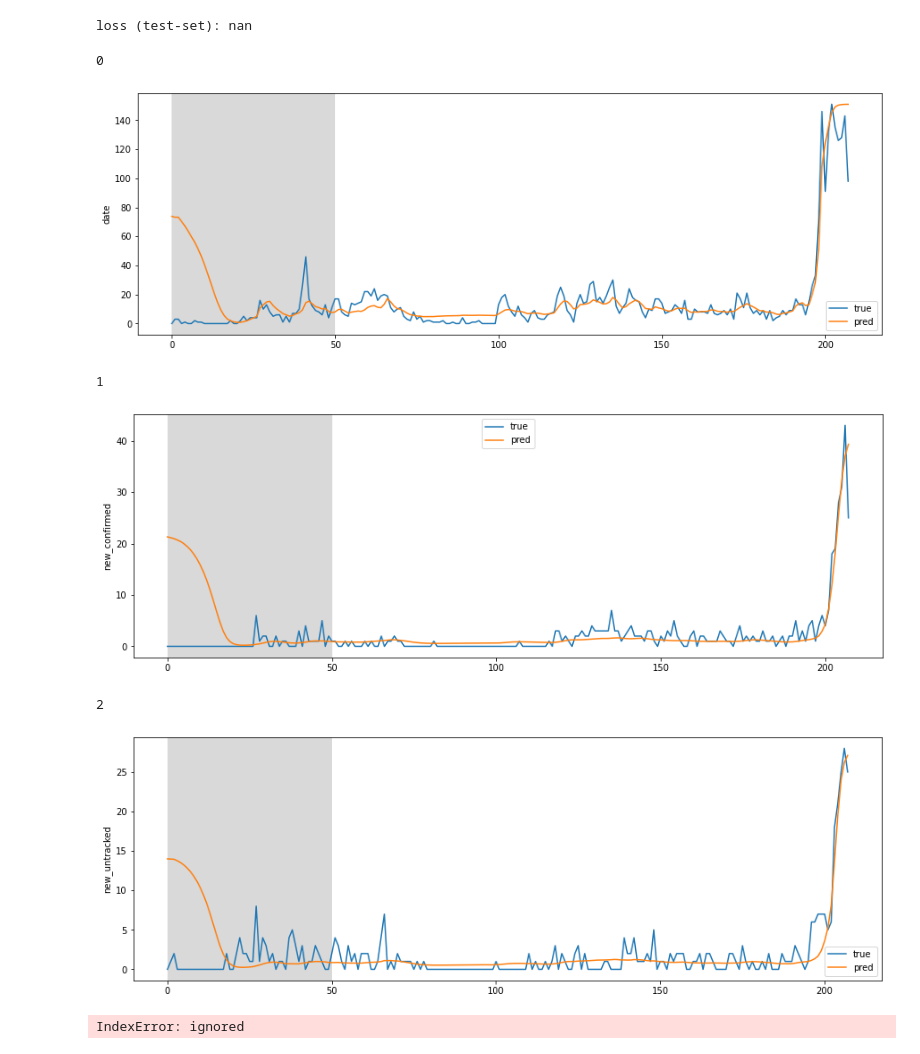
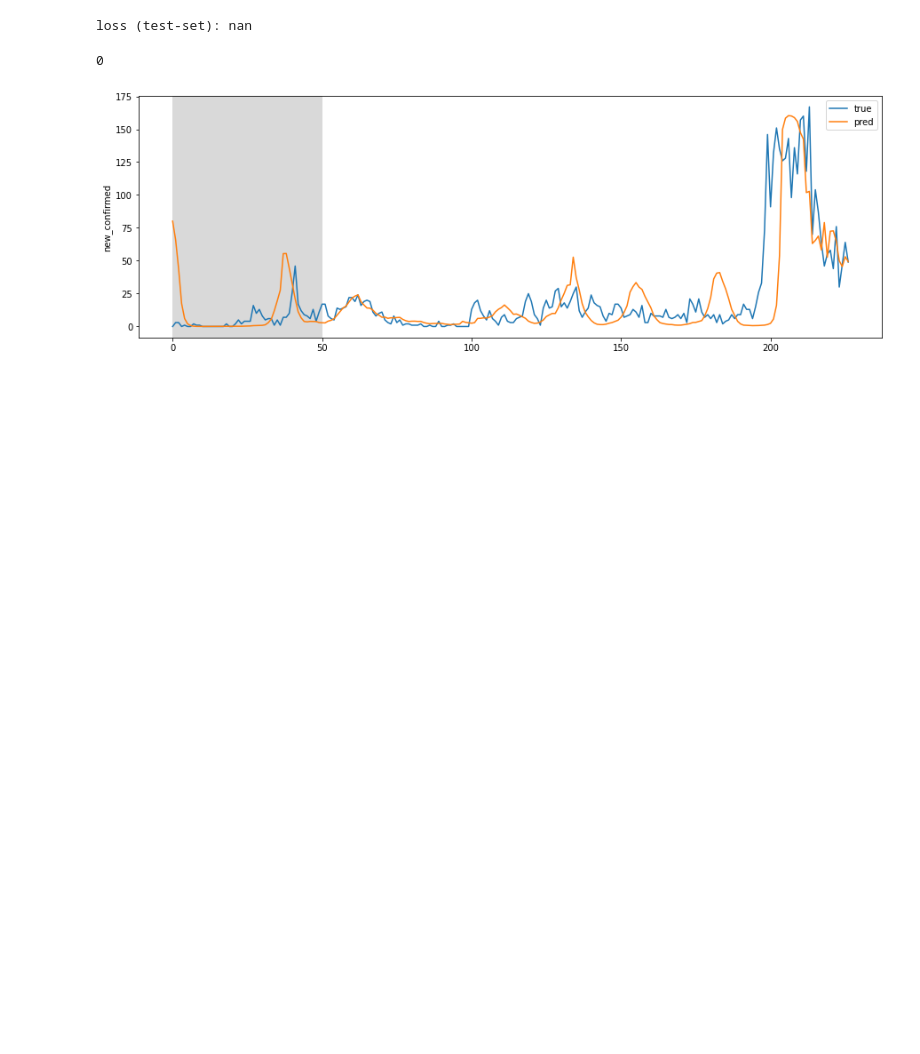
Before and after one commit to snoop2head/covid19_unknown_spread, a Jupyter notebook: forecast_seoul_covid19.ipynb, the cells around one changed output. Drawn from its saved outputs; the diff is of its cells as text; code cells hidden in the pictures; blank space fills up the shorter version.

```diff
--- a/forecast_seoul_covid19.ipynb
+++ b/forecast_seoul_covid19.ipynb
@@ -73,5 +83,3 @@ df.describe().transpose()
 | is_holiday | 237.0 | 0.033755 | 0.180981 | 0.0 | 0.0 | 0.0 | 0.0 | 1.0 |
 | is_weekend | 237.0 | 0.430380 | 0.496177 | 0.0 | 0.0 | 0.0 | 1.0 | 1.0 |
 | gov_policy | 237.0 | 0.354430 | 0.957194 | 0.0 | 0.0 | 0.0 | 0.0 | 3.0 |
-# %%
-df = df[]
@@ -78,10 +89,7 @@ df = df[]
 # %%
-shift_days = 1
-shift_steps = shift_days * 5
-target_names = ['date','new_confirmed', 'new_untracked', 'new_no_paths']
+target_names = ['new_confirmed']
 df_targets = df[target_names]
-df_targets.index = pd.DatetimeIndex(df_targets["date"])
-df_targets = df_targets[['new_confirmed', 'new_untracked', 'new_no_paths']].shift(-shift_steps)
+df_targets = df_targets.shift(-shift_steps)
 # %%
 df_targets.tail(10)
 # %% [output]
@@ -100,5 +108,3 @@ df_targets.tail(10)
-# %%
-df = df_targets
 # %%
 x_data = df.values[0:-shift_steps]
 print(type(x_data))
@@ -119,7 +133,8 @@ num_data
 # %% [output]
 232
 # %%
-train_split = 0.9
-num_train = int(train_split * num_data)
+# train_split = 0.9
+# num_train = int(train_split * num_data)
+num_train = num_data - 5
 num_train
 # %% [output]
@@ -455,12 +460,7 @@ def plot_comparison(start_idx, length=100, train=True):
         plt.legend()
         plt.show()
 # %%
-plot_comparison(start_idx=0, length=231, train=True)
+plot_comparison(start_idx=0, length=len(x_data), train=True)
 # %% [output]
 0
-[figure, old version]
+[figure, new version]
-1
-[figure, removed]
-2
-[figure, removed]
-IndexError: ignored
```
Also changed, not shown: parts of 25 cells of this notebook.
